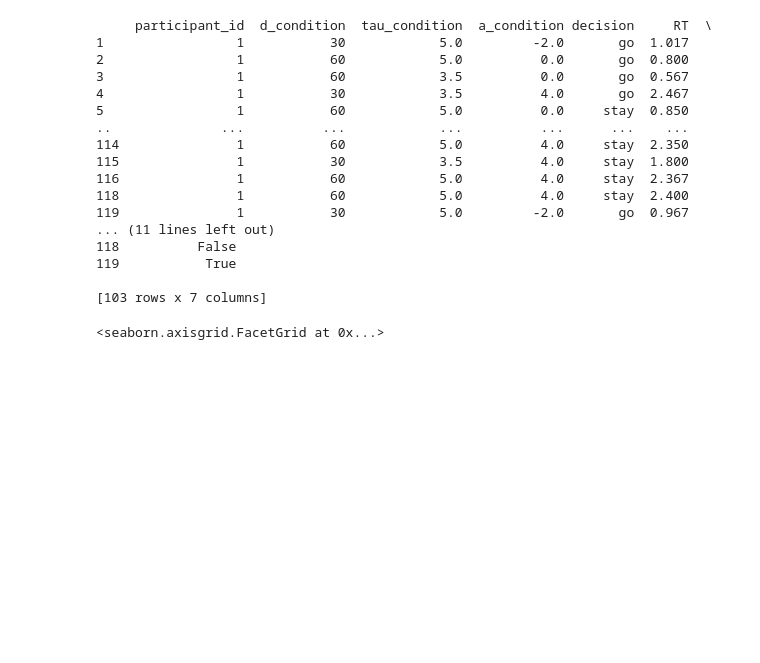
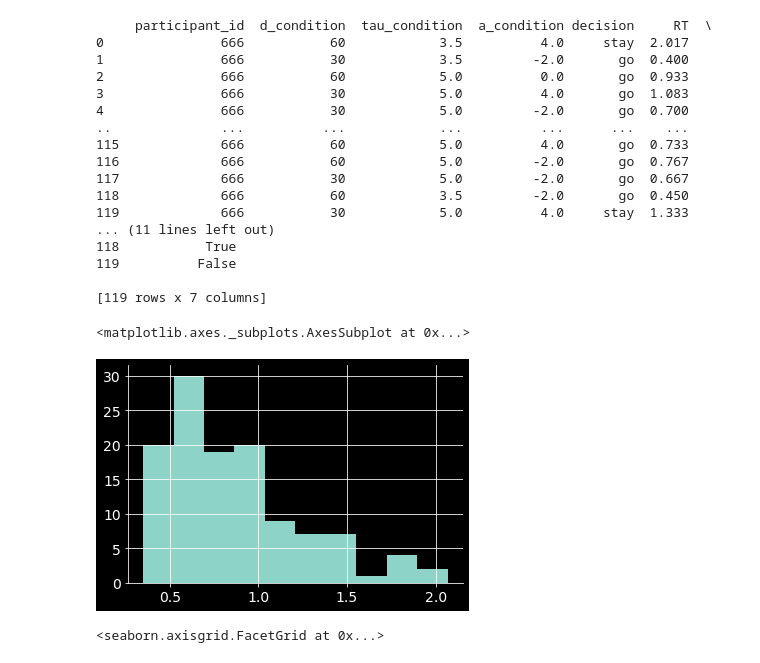
Before and after one commit to tud-hri/nudging-humans-in-traffic, a Jupyter notebook: data_analysis/pilot0_results.ipynb, the cells around one changed output. Saved outputs shown, nothing was run; the diff lists cells and outputs as text; code cells hidden in the pictures; blank space fills up the shorter version.

Commit message:
Conditions for the pilot updated

```diff
--- a/data_analysis/pilot0_results.ipynb
+++ b/data_analysis/pilot0_results.ipynb
@@ -7,28 +7,33 @@ import matplotlib.pyplot as plt
 plt.style.use("dark_background")
 plt.rcParams['axes.labelsize'] = '14'
 
-data = pd.read_csv("../data/pilot0/participant_1_2021_05_22_20_32.csv", sep="\t")
+data = pd.read_csv("../data/pilot0/participant_666_2021_05_21_14_08.csv", sep="\t")
 data["p_go_decision"] = data.decision == "go"
 data = data[(data.RT>0) & (data.RT<2.5)]
 print(data)
 # %% [output]
      participant_id  d_condition  tau_condition  a_condition decision     RT  \
-1                 1           30            5.0         -2.0       go  1.017
-2                 1           60            5.0          0.0       go  0.800
-3                 1           60            3.5          0.0       go  0.567
-4                 1           30            3.5          4.0       go  2.467
-5                 1           60            5.0          0.0     stay  0.850
+0               666           60            3.5          4.0     stay  2.017
+1               666           30            3.5         -2.0       go  0.400
+2               666           60            5.0          0.0       go  0.933
+3               666           30            5.0          4.0       go  1.083
+4               666           30            5.0         -2.0       go  0.700
 ..              ...          ...            ...          ...      ...    ...
-114               1           60            5.0          4.0     stay  2.350
-115               1           30            3.5          4.0     stay  1.800
-116               1           60            5.0          4.0     stay  2.367
-118               1           60            5.0          4.0     stay  2.400
-119               1           30            5.0         -2.0       go  0.967
+115             666           60            5.0          4.0       go  0.733
+116             666           60            5.0         -2.0       go  0.767
+117             666           30            5.0         -2.0       go  0.667
+118             666           60            3.5         -2.0       go  0.450
+119             666           30            5.0          4.0     stay  1.333
 ... (11 lines left out)
-118          False
-119           True
+118           True
+119          False
 
-[103 rows x 7 columns]
+[119 rows x 7 columns]
+# %%
+data.RT.hist()
+# %% [output]
+<matplotlib.axes._subplots.AxesSubplot at 0x...>
+[figure, added]
 # %%
 g = sns.FacetGrid(data, col="tau_condition", hue="d_condition", margin_titles=True)
 g.map(sns.pointplot, "a_condition", "p_go_decision")
```
Also changed, not shown: 5 other files.
